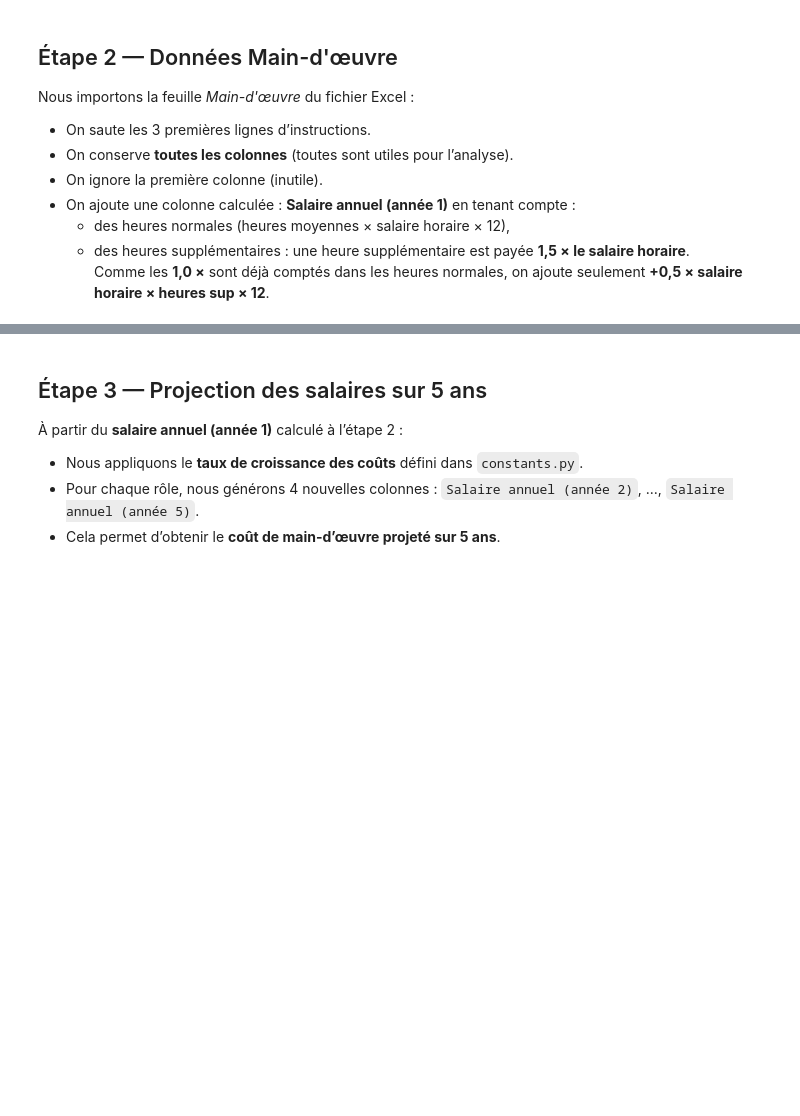
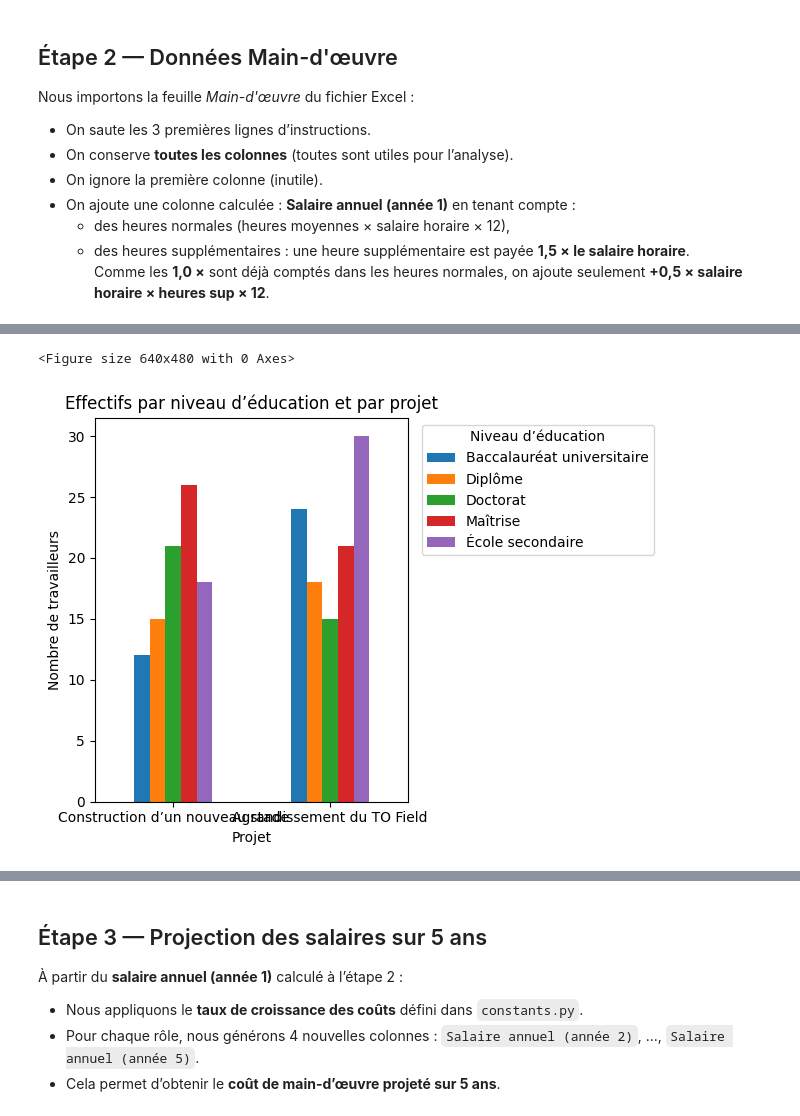
Before and after one commit to Mbaka11/TSExKPMG_etude_de_cas, a Jupyter notebook: notebooks/CaseStudyVAN.ipynb, the cells around one changed output, grey strips where cells are left out. Saved outputs shown, nothing was run; the diff lists cells and outputs as text; code cells hidden in the pictures; blank space fills up the shorter version.

```diff
--- a/notebooks/CaseStudyVAN.ipynb
+++ b/notebooks/CaseStudyVAN.ipynb
@@ -70,0 +106,22 @@ Facteur de majoration heures supplémentaires = 0.5
+# %%
+edu = (
+    df_main
+    .groupby(["Option de projet d’infrastructure", "Niveau d'éducation"])
+    .size()
+    .unstack(fill_value=0)
+    .reindex(projets)
+)
+
+plt.figure()
+edu.plot(kind="bar")
+plt.title("Effectifs par niveau d’éducation et par projet")
+plt.xlabel("Projet")
+plt.ylabel("Nombre de travailleurs")
+plt.gca().yaxis.set_major_formatter(formatter)
+plt.xticks(rotation=0)
+plt.legend(title="Niveau d’éducation", bbox_to_anchor=(1.02, 1), loc="upper left")
+plt.tight_layout()
+plt.show()
+# %% [output]
+<Figure size 640x480 with 0 Axes>
+[figure, added]
```
Also changed, not shown: parts of 58 cells of this notebook.
